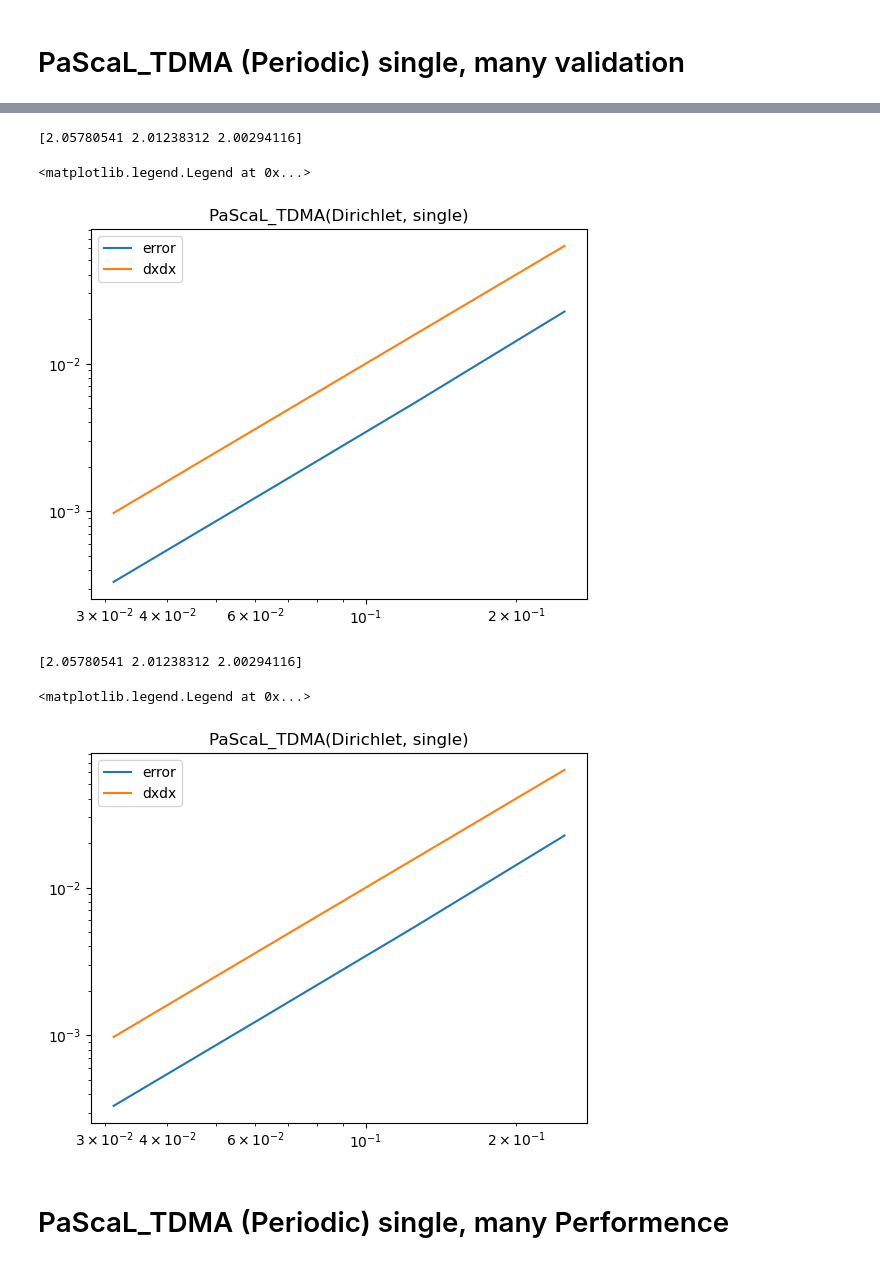
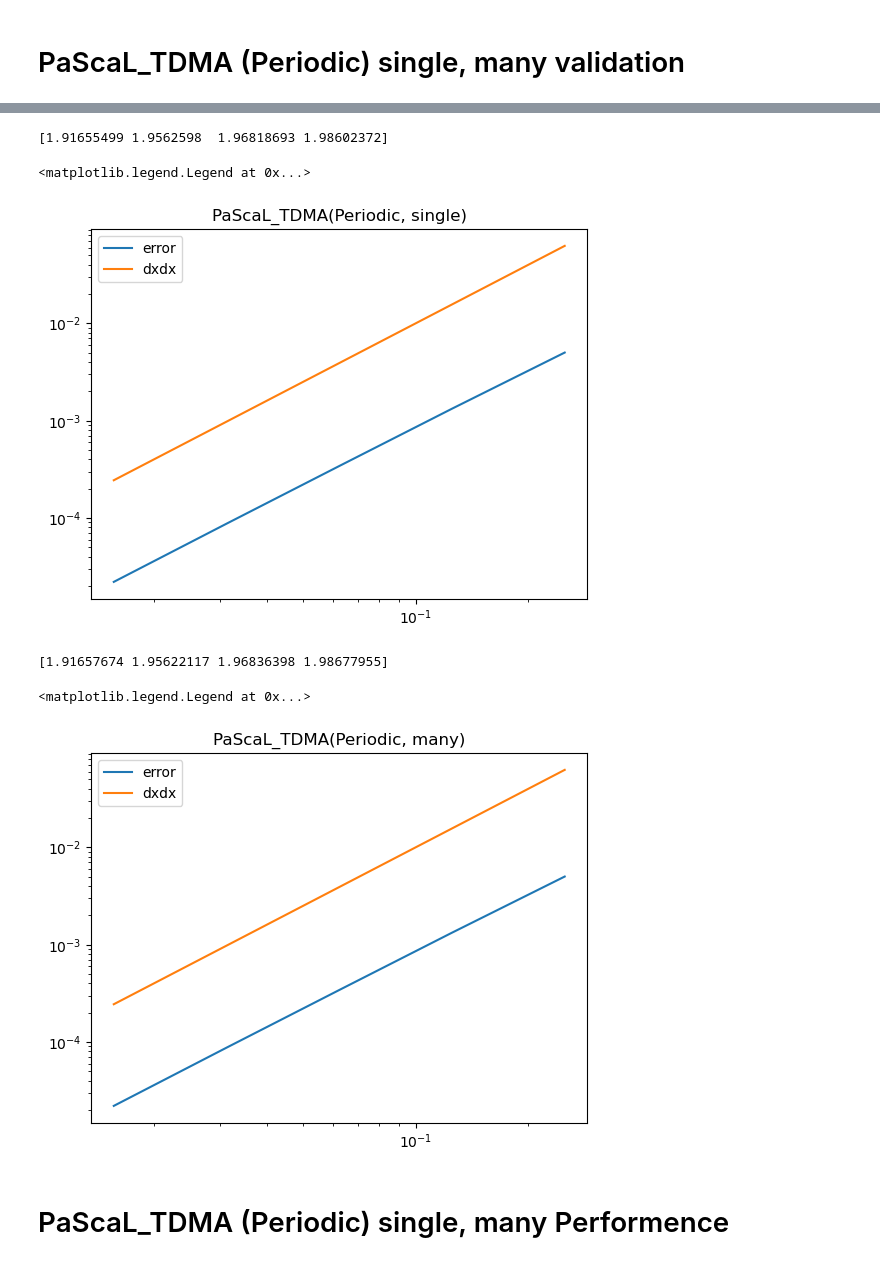
Before and after one commit to dontempty/PaScaL_TDMA_lab, a Jupyter notebook: plot/plot_3D.ipynb, the cells around one changed output, grey strips where cells are left out. Cells and saved outputs as stored; diff of their text form; code cells hidden in the pictures.

```diff
--- a/plot/plot_3D.ipynb
+++ b/plot/plot_3D.ipynb
@@ -441,37 +432,37 @@ plt.colorbar()
 # %%
-# single
+# single (dt = 0.0005)
 
-dx_list = np.array([2/8, 2/16, 2/32, 2/64])
-error_list = np.array([0.022480059807686324, 0.005399285685504229, 0.0013382850460904277, 0.00033388987945403567])
+dx_list = np.array([2/8, 2/16, 2/32, 2/64, 2/128])
+error_list = np.array([0.00500864, 0.00132672, 0.00034189, 8.73782e-05, 2.20572e-05])
 
 slope = ( np.log(error_list[1:]) - np.log(error_list[:-1]) ) / ( np.log(dx_list[1:]) - np.log(dx_list[:-1]) )
 print(slope)
 
-plt.title("PaScaL_TDMA(Dirichlet, single)")
+plt.title("PaScaL_TDMA(Periodic, single)")
 plt.loglog(dx_list, error_list, label="error")
 plt.loglog(dx_list, dx_list**2, label="dxdx")
 plt.legend()
 # %% [output]
-[2.05780541 2.01238312 2.00294116]
+[1.91655499 1.9562598  1.96818693 1.98602372]
 <matplotlib.legend.Legend at 0x...>
-[figure, old version]
+[figure, new version]
 # %%
 # many
 
-dx_list = np.array([2/8, 2/16, 2/32, 2/64])
-error_list = np.array([0.02248005980768629, 0.00539928568550424, 0.0013382850460904063, 0.0003338898794540554])
+dx_list = np.array([2/8, 2/16, 2/32, 2/64, 2/128])
+error_list = np.array([0.00500864, 0.0013267, 0.000341894, 8.73685e-05, 2.20432e-05])
 
 slope = ( np.log(error_list[1:]) - np.log(error_list[:-1]) ) / ( np.log(dx_list[1:]) - np.log(dx_list[:-1]) )
 print(slope)
 
-plt.title("PaScaL_TDMA(Dirichlet, single)")
+plt.title("PaScaL_TDMA(Periodic, many)")
 plt.loglog(dx_list, error_list, label="error")
 plt.loglog(dx_list, dx_list**2, label="dxdx")
 plt.legend()
 # %% [output]
-[2.05780541 2.01238312 2.00294116]
+[1.91657674 1.95622117 1.96836398 1.98677955]
 <matplotlib.legend.Legend at 0x...>
-[figure, old version]
+[figure, new version]
 # %% [markdown]
 # PaScaL_TDMA (Periodic) single, many Performence
 # %%
```
Also changed, not shown: parts of 21 cells of this notebook, 3 other files.
